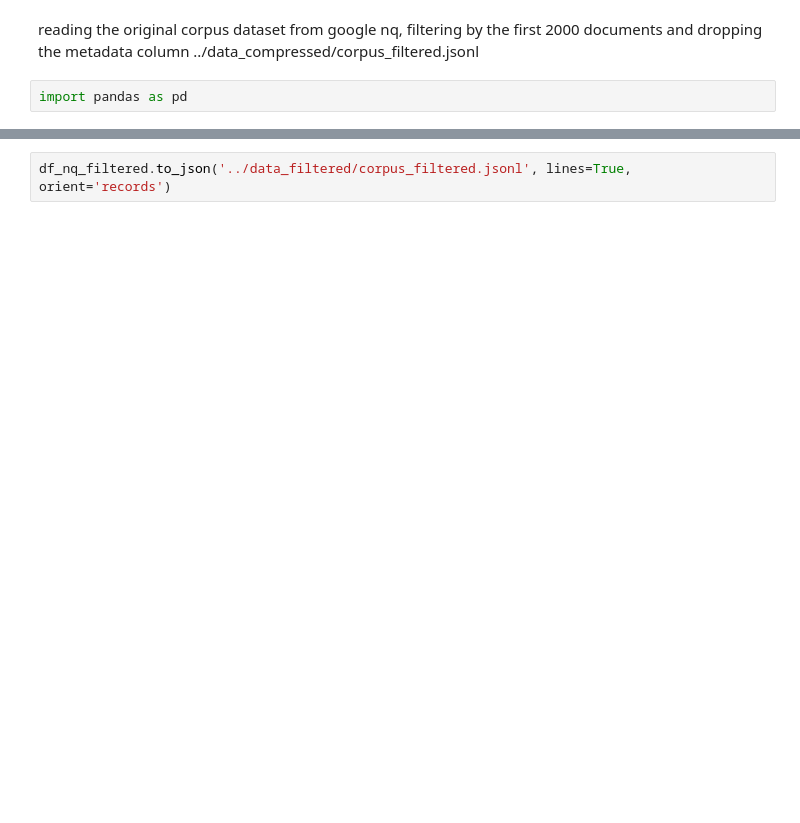
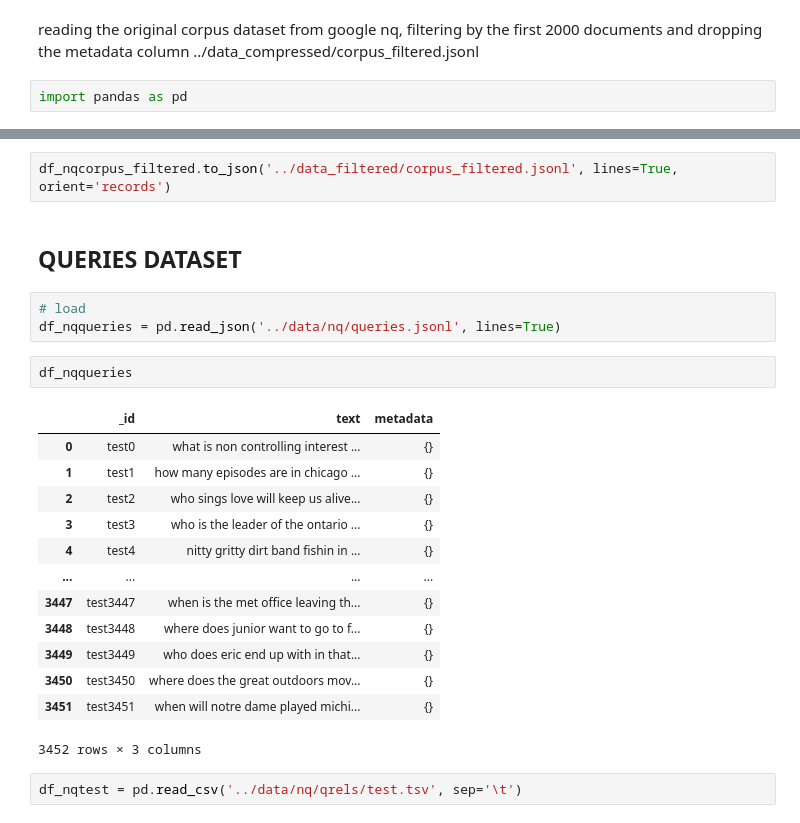
Before and after one commit to nickiliak/Deep-Learning-Transformers, a Jupyter notebook: fran/nq_preprocess.ipynb, the cells around one changed output, grey strips where cells are left out. Drawn from its saved outputs; the diff is of its cells as text; blank space fills up the shorter version.

```diff
--- a/fran/nq_preprocess.ipynb
+++ b/fran/nq_preprocess.ipynb
@@ -53,4 +55,27 @@ df_nq_filtered.head()
 | 3 | doc3 | Minority interest | Some investors have expressed con... |
 | 4 | doc4 | Minority interest | Minority interest is an integral ... |
 # %%
-df_nq_filtered.to_json('../data_filtered/corpus_filtered.jsonl', lines=True, orient='records')
+df_nqcorpus_filtered.to_json('../data_filtered/corpus_filtered.jsonl', lines=True, orient='records')
+# %% [markdown]
+## QUERIES DATASET
+# %%
+# load
+df_nqqueries = pd.read_json('../data/nq/queries.jsonl', lines=True)
+# %%
+df_nqqueries
+# %% [output]
+|  | _id | text | metadata |
+| 0 | test0 | what is non controlling interest ... | {} |
+| 1 | test1 | how many episodes are in chicago ... | {} |
+| 2 | test2 | who sings love will keep us alive... | {} |
+| 3 | test3 | who is the leader of the ontario ... | {} |
+| 4 | test4 | nitty gritty dirt band fishin in ... | {} |
+| ... | ... | ... | ... |
+| 3447 | test3447 | when is the met office leaving th... | {} |
+| 3448 | test3448 | where does junior want to go to f... | {} |
+| 3449 | test3449 | who does eric end up with in that... | {} |
+| 3450 | test3450 | where does the great outdoors mov... | {} |
+| 3451 | test3451 | when will notre dame played michi... | {} |
+3452 rows × 3 columns
+# %%
+df_nqtest = pd.read_csv('../data/nq/qrels/test.tsv', sep='\t')
```
Also changed, not shown: parts of 15 cells of this notebook, 1 other file.
